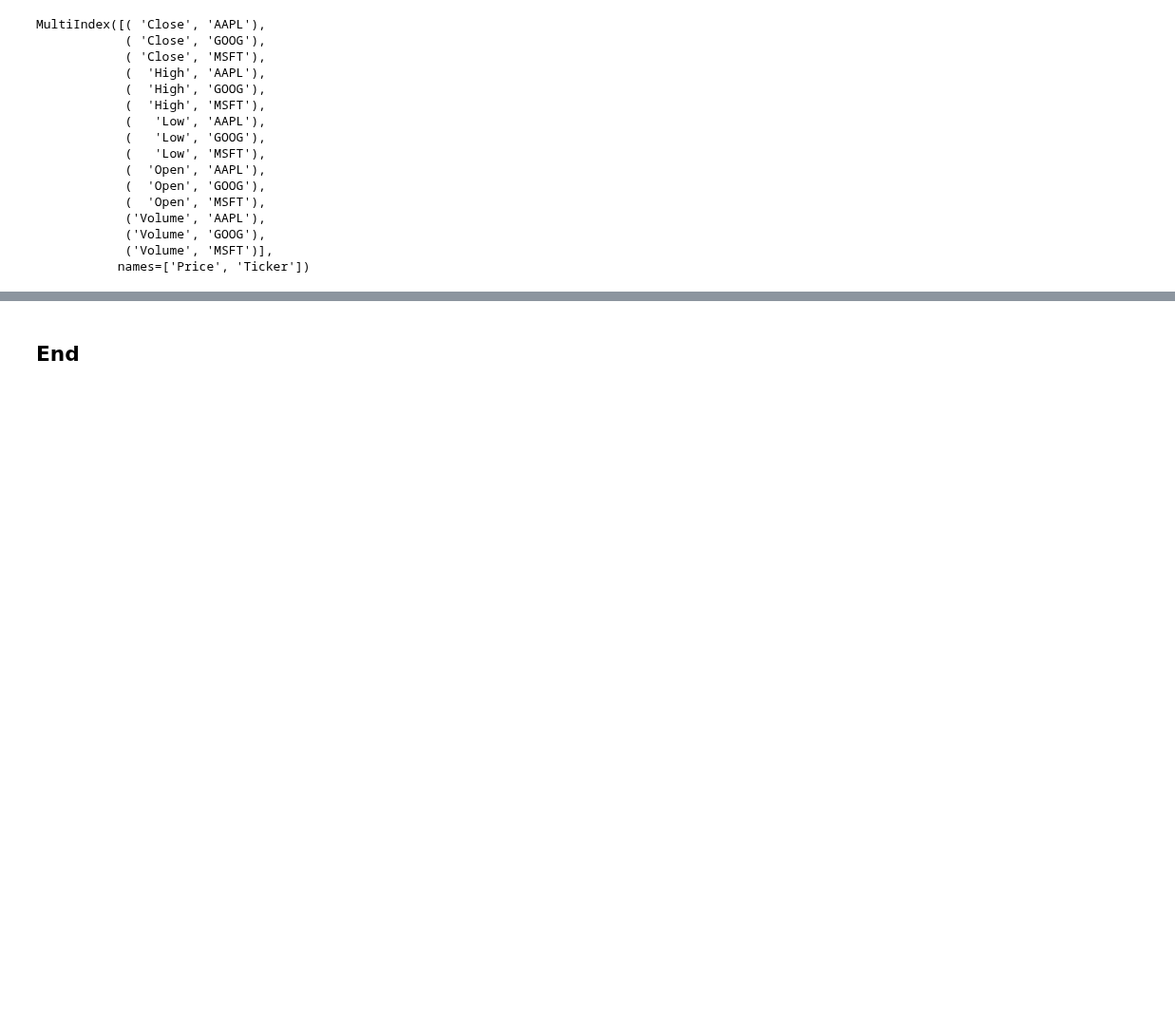
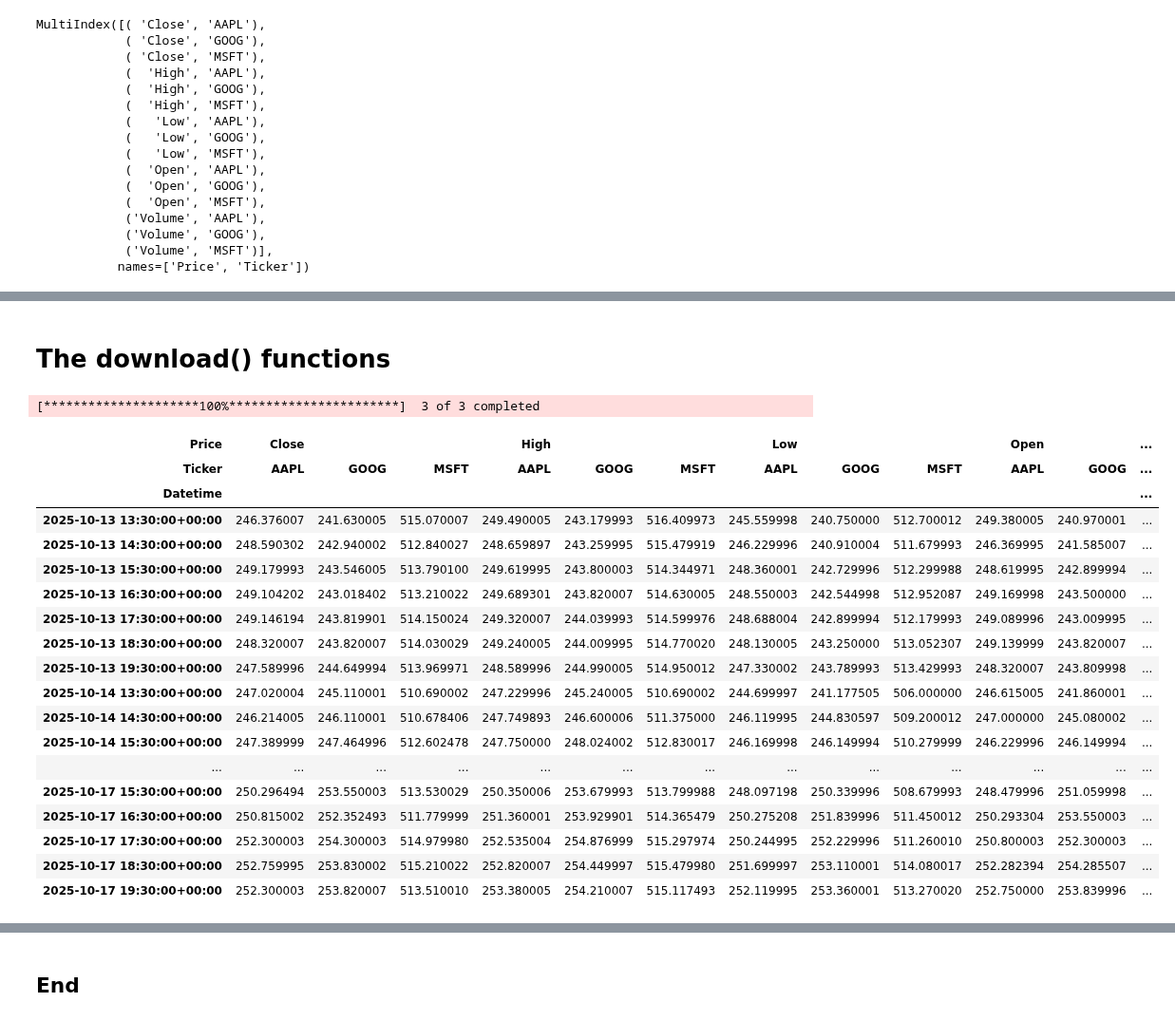
Before and after one commit to HewaOrang/computer-infrastructure-assessment, a Jupyter notebook: problems.ipynb, the cells around one changed output, grey strips where cells are left out. Shown at 95% size. Drawn from its saved outputs; the diff is of its cells as text; code cells hidden in the pictures; blank space fills up the shorter version.

Commit message:
saving_data & adding Datetime

```diff
--- a/problems.ipynb
+++ b/problems.ipynb
@@ -137,0 +144,29 @@ df [( 'Close', 'AAPL')].plot()
+# %% [markdown]
+# The download() functions
+# %%
+# Get data.
+df = yf.download(['MSFT', 'AAPL', 'GOOG'], period='5d', interval='1h')
+
+# Show.
+df
+# %% [output]
+[*********************100%***********************]  3 of 3 completed
+| Price | Close |  |  | High |  |  | Low |  |  | Open |  | ... |
+| Ticker | AAPL | GOOG | MSFT | AAPL | GOOG | MSFT | AAPL | GOOG | MSFT | AAPL | GOOG | ... |
+| Datetime |  |  |  |  |  |  |  |  |  |  |  | ... |
+| 2025-10-13 13:30:00+00:00 | 246.376007 | 241.630005 | 515.070007 | 249.490005 | 243.179993 | 516.409973 | 245.559998 | 240.750000 | 512.700012 | 249.380005 | 240.970001 | ... |
+| 2025-10-13 14:30:00+00:00 | 248.590302 | 242.940002 | 512.840027 | 248.659897 | 243.259995 | 515.479919 | 246.229996 | 240.910004 | 511.679993 | 246.369995 | 241.585007 | ... |
+| 2025-10-13 15:30:00+00:00 | 249.179993 | 243.546005 | 513.790100 | 249.619995 | 243.800003 | 514.344971 | 248.360001 | 242.729996 | 512.299988 | 248.619995 | 242.899994 | ... |
+| 2025-10-13 16:30:00+00:00 | 249.104202 | 243.018402 | 513.210022 | 249.689301 | 243.820007 | 514.630005 | 248.550003 | 242.544998 | 512.952087 | 249.169998 | 243.500000 | ... |
+| 2025-10-13 17:30:00+00:00 | 249.146194 | 243.819901 | 514.150024 | 249.320007 | 244.039993 | 514.599976 | 248.688004 | 242.899994 | 512.179993 | 249.089996 | 243.009995 | ... |
+| 2025-10-13 18:30:00+00:00 | 248.320007 | 243.820007 | 514.030029 | 249.240005 | 244.009995 | 514.770020 | 248.130005 | 243.250000 | 513.052307 | 249.139999 | 243.820007 | ... |
+| 2025-10-13 19:30:00+00:00 | 247.589996 | 244.649994 | 513.969971 | 248.589996 | 244.990005 | 514.950012 | 247.330002 | 243.789993 | 513.429993 | 248.320007 | 243.809998 | ... |
+| 2025-10-14 13:30:00+00:00 | 247.020004 | 245.110001 | 510.690002 | 247.229996 | 245.240005 | 510.690002 | 244.699997 | 241.177505 | 506.000000 | 246.615005 | 241.860001 | ... |
+| 2025-10-14 14:30:00+00:00 | 246.214005 | 246.110001 | 510.678406 | 247.749893 | 246.600006 | 511.375000 | 246.119995 | 244.830597 | 509.200012 | 247.000000 | 245.080002 | ... |
+| 2025-10-14 15:30:00+00:00 | 247.389999 | 247.464996 | 512.602478 | 247.750000 | 248.024002 | 512.830017 | 246.169998 | 246.149994 | 510.279999 | 246.229996 | 246.149994 | ... |
+| ... | ... | ... | ... | ... | ... | ... | ... | ... | ... | ... | ... | ... |
+| 2025-10-17 15:30:00+00:00 | 250.296494 | 253.550003 | 513.530029 | 250.350006 | 253.679993 | 513.799988 | 248.097198 | 250.339996 | 508.679993 | 248.479996 | 251.059998 | ... |
+| 2025-10-17 16:30:00+00:00 | 250.815002 | 252.352493 | 511.779999 | 251.360001 | 253.929901 | 514.365479 | 250.275208 | 251.839996 | 511.450012 | 250.293304 | 253.550003 | ... |
+| 2025-10-17 17:30:00+00:00 | 252.300003 | 254.300003 | 514.979980 | 252.535004 | 254.876999 | 515.297974 | 250.244995 | 252.229996 | 511.260010 | 250.800003 | 252.300003 | ... |
+| 2025-10-17 18:30:00+00:00 | 252.759995 | 253.830002 | 515.210022 | 252.820007 | 254.449997 | 515.479980 | 251.699997 | 253.110001 | 514.080017 | 252.282394 | 254.285507 | ... |
+| 2025-10-17 19:30:00+00:00 | 252.300003 | 253.820007 | 513.510010 | 253.380005 | 254.210007 | 515.117493 | 252.119995 | 253.360001 | 513.270020 | 252.750000 | 253.839996 | ... |
```
Also changed, not shown: parts of 15 cells of this notebook.
